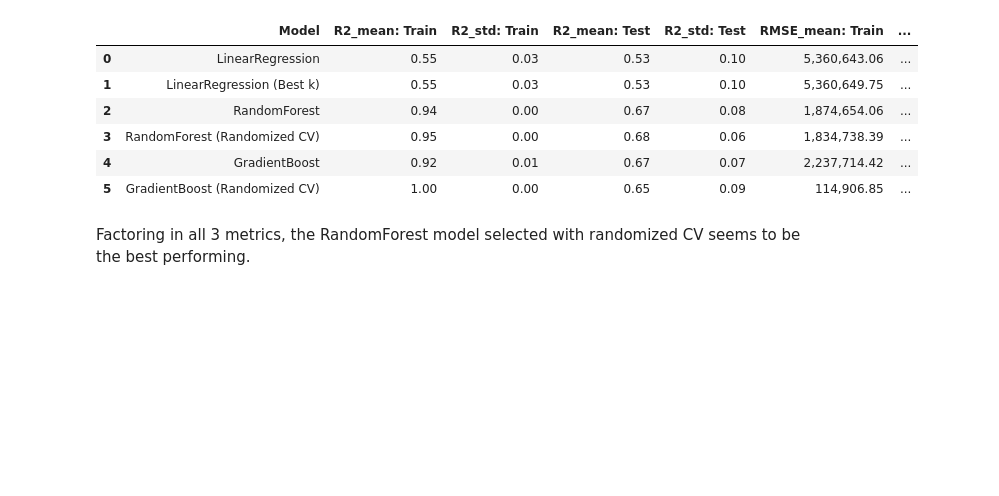
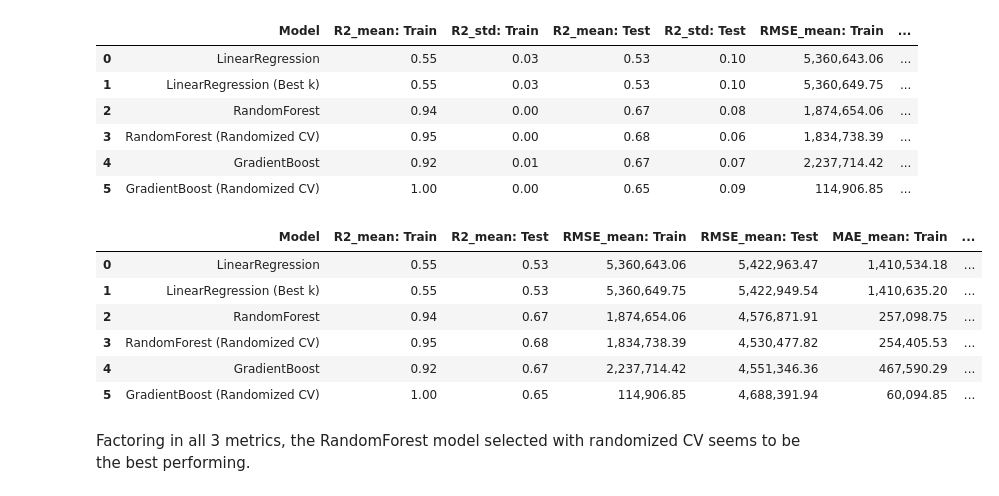
Before and after one commit to divzueri/Data-Science-Projects, a Jupyter notebook: SteamGames/notebooks/4_Preprocessing and Modeling.ipynb, the cells around one changed output. Drawn from its saved outputs; the diff is of its cells as text; code cells hidden in the pictures; blank space fills up the shorter version.

```diff
--- a/SteamGames/notebooks/4_Preprocessing and Modeling.ipynb
+++ b/SteamGames/notebooks/4_Preprocessing and Modeling.ipynb
@@ -543,6 +555,16 @@ model_df
 | 3 | RandomForest (Randomized CV) | 0.95 | 0.00 | 0.68 | 0.06 | 1,834,738.39 | ... |
 | 4 | GradientBoost | 0.92 | 0.01 | 0.67 | 0.07 | 2,237,714.42 | ... |
 | 5 | GradientBoost (Randomized CV) | 1.00 | 0.00 | 0.65 | 0.09 | 114,906.85 | ... |
+# %%
+model_df.iloc[:,[0,1,3,5,7,9,11]]
+# %% [output]
+|  | Model | R2_mean: Train | R2_mean: Test | RMSE_mean: Train | RMSE_mean: Test | MAE_mean: Train | ... |
+| 0 | LinearRegression | 0.55 | 0.53 | 5,360,643.06 | 5,422,963.47 | 1,410,534.18 | ... |
+| 1 | LinearRegression (Best k) | 0.55 | 0.53 | 5,360,649.75 | 5,422,949.54 | 1,410,635.20 | ... |
+| 2 | RandomForest | 0.94 | 0.67 | 1,874,654.06 | 4,576,871.91 | 257,098.75 | ... |
+| 3 | RandomForest (Randomized CV) | 0.95 | 0.68 | 1,834,738.39 | 4,530,477.82 | 254,405.53 | ... |
+| 4 | GradientBoost | 0.92 | 0.67 | 2,237,714.42 | 4,551,346.36 | 467,590.29 | ... |
+| 5 | GradientBoost (Randomized CV) | 1.00 | 0.65 | 114,906.85 | 4,688,391.94 | 60,094.85 | ... |
 # %% [markdown]
 Factoring in all 3 metrics, the RandomForest model selected with randomized CV seems to be the best performing.
 # %% [markdown]
```
Also changed, not shown: parts of 5 cells of this notebook, 4 other files.
